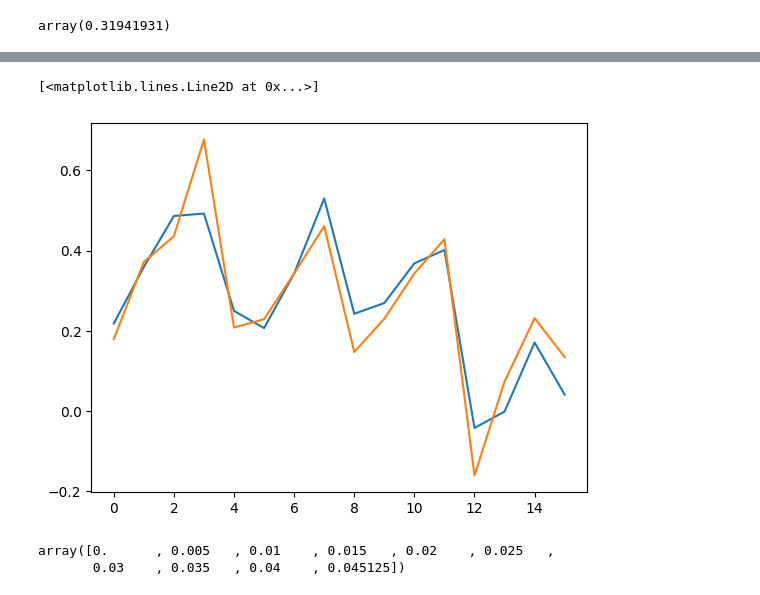
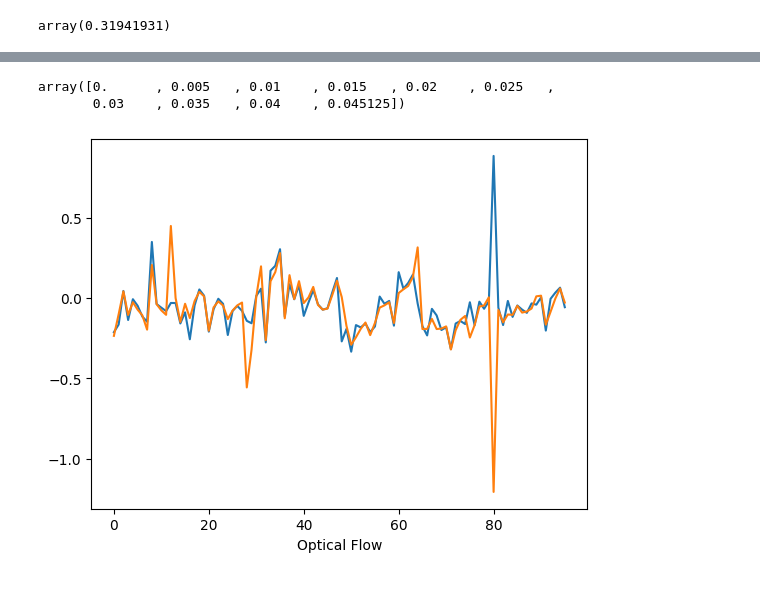
Before and after one commit to tpfffr/neon_blink_detection, a Jupyter notebook: notebooks/data_augmentation2.ipynb, the cells around one changed output, grey strips where cells are left out. Drawn from its saved outputs; the diff is of its cells as text; code cells hidden in the pictures.

```diff
--- a/notebooks/data_augmentation2.ipynb
+++ b/notebooks/data_augmentation2.ipynb
@@ -241,7 +241,5 @@ interp = RegularGridInterpolator((x, y), data, bounds_error=False, fill_value=No
 # %% [output]
 array(0.31941931)
 # %%
-# new_features = rec.new_features["1004-2022-12-14-13-14-14-c8a509b9"]
-# old_features = rec.all_features["1004-2022-12-14-13-14-14-c8a509b9"]
-
-rec.all_features["1004-2022-12-14-13-14-14-c8a509b9"]
+new_features = rec.all_features["1004-2022-12-14-13-14-14-c8a509b9"]
+old_features = rec.old_features["1004-2022-12-14-13-14-14-c8a509b9"]
@@ -262,12 +246,25 @@ array([[ 0.        ,  0.        ,  0.        , ...,  0.52988525,
-# %%
-import matplotlib.pyplot as plt
-plt.plot(new_features[10, 0:16])
-plt.plot(old_features[10, 0:16])
-# %% [output]
-[<matplotlib.lines.Line2D at 0x...>]
-[figure, removed]
-# %%
-t[0:10]
-# %% [output]
-array([0.      , 0.005   , 0.01    , 0.015   , 0.02    , 0.025   ,
-       0.03    , 0.035   , 0.04    , 0.045125])
+# %%
+import matplotlib.pyplot as plt
+
+temp_old_features = np.zeros_like(old_features)
+
+temp_old_features[:, 0:16] = old_features[:, 0:16]
+temp_old_features[:, 16:32] = old_features[:, 32:48]
+temp_old_features[:, 32:48] = old_features[:, 64:80]
+
+temp_old_features[:, 48:64] = old_features[:, 16:32]
+temp_old_features[:, 64:80] = old_features[:, 48:64]
+temp_old_features[:, 80:96] = old_features[:, 80:96]
+
+
+
+plt.plot(new_features[6444, :])
+plt.plot(temp_old_features[6444, :])
+plt.xlabel("Features")
+plt.xlabel("Optical Flow")
+
+t[0:10]
+# %% [output]
+array([0.      , 0.005   , 0.01    , 0.015   , 0.02    , 0.025   ,
+       0.03    , 0.035   , 0.04    , 0.045125])
+[figure, added]
```
Also changed, not shown: parts of 2 cells of this notebook, 1 other file.
